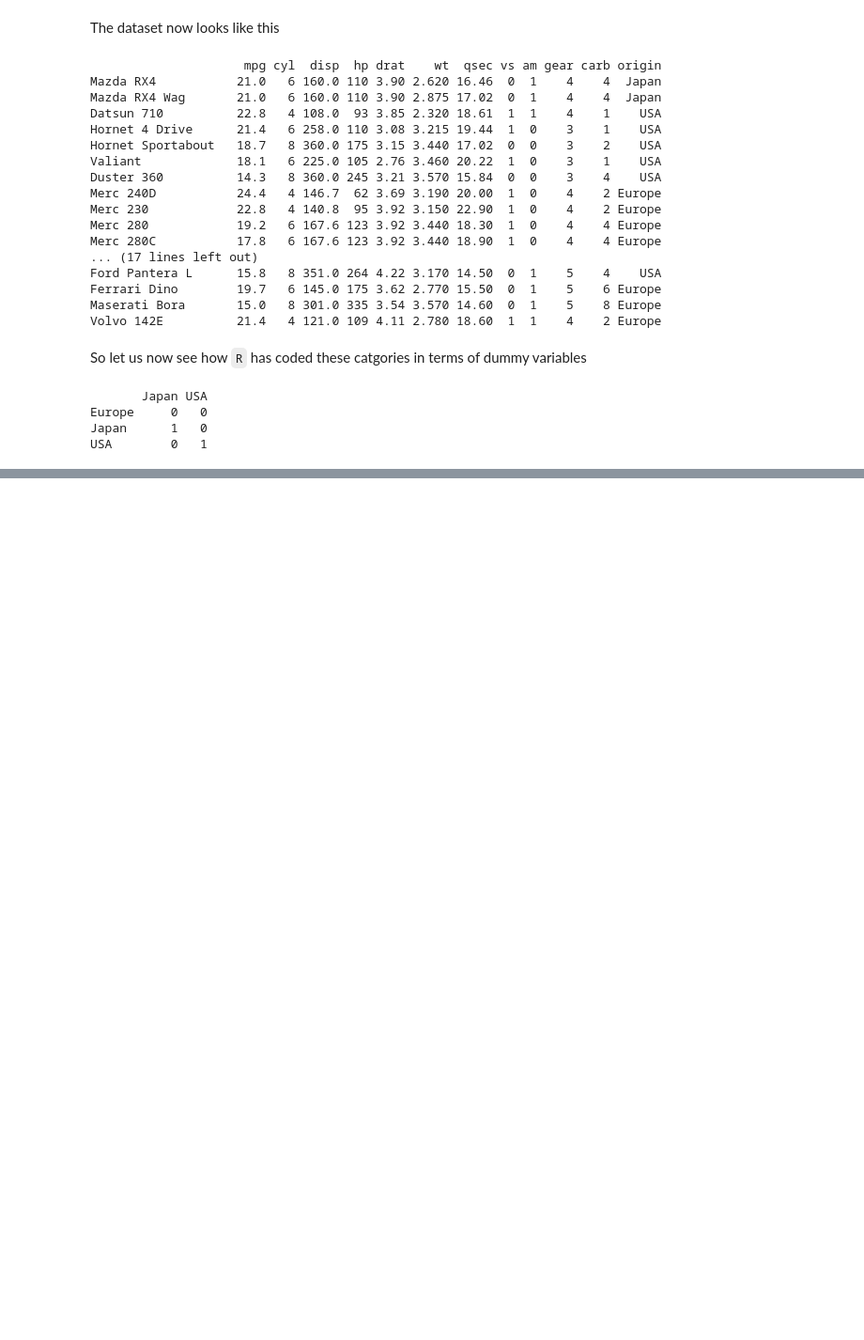
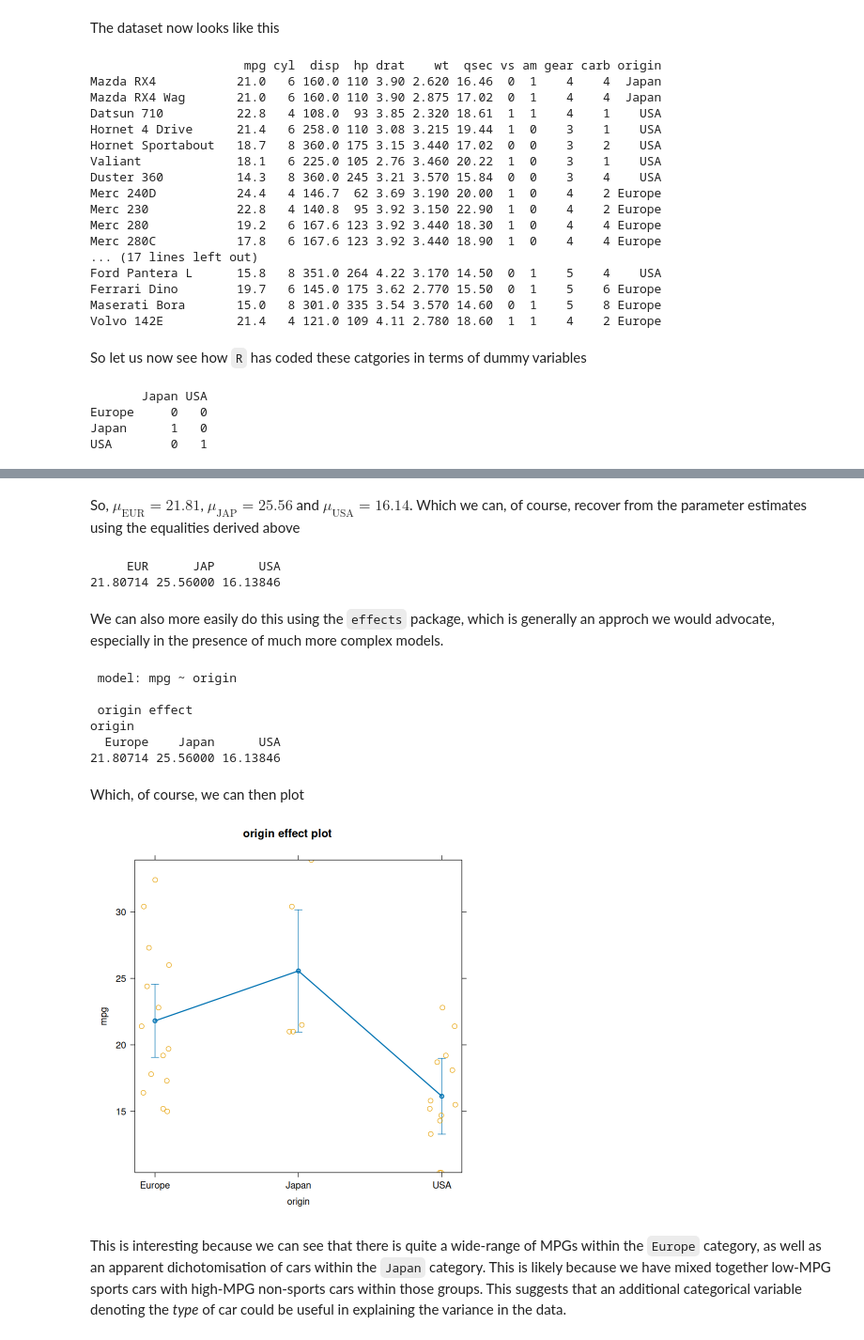
Before and after one commit to PCHN63101-Advanced-Data-Skills/Model-Comparisons-ANOVA, a Jupyter notebook: _build/jupyter_execute/2.oneway-ANOVA.ipynb, the cells around one changed output, grey strips where cells are left out. Shown at 94% size. Drawn from its saved outputs; the diff is of its cells as text; code cells hidden in the pictures; blank space fills up the shorter version.

```diff
--- a/_build/jupyter_execute/2.oneway-ANOVA.ipynb
+++ b/_build/jupyter_execute/2.oneway-ANOVA.ipynb
@@ -46,0 +134,3 @@ USA        0   1
+# %%
+origin.mod <- lm(mpg ~ origin, data=mtcars)
+summary(origin.mod)
@@ -46,0 +179,35 @@ USA        0   1
+# %% [markdown]
+So, $\mu_{\text{EUR}} = 21.81$, $\mu_{\text{JAP}} = 25.56$ and $\mu_{\text{USA}} = 16.14$. Which we can, of course, recover from the parameter estimates using the equalities derived above
+# %%
+beta   <- coef(origin.mod)
+mu.EUR <- beta[1]                   # beta0
+mu.JAP <- beta[1] + beta[2]         # beta0 + beta1
+mu.USA <- beta[1] + beta[3]         # beta0 + beta2
+means  <- c(mu.EUR, mu.JAP, mu.USA)
+
+names(means) <- c("EUR","JAP","USA")
+print(means)
+# %% [output]
+     EUR      JAP      USA
+21.80714 25.56000 16.13846
+# %% [markdown]
+We can also more easily do this using the `effects` package, which is generally an approch we would advocate, especially in the presence of much more complex models.
+# %%
+library(effects)
+effs <- allEffects(origin.mod, residuals=TRUE)
+print(effs)
+# %% [output]
+ model: mpg ~ origin
+
+ origin effect
+origin
+  Europe    Japan      USA
+21.80714 25.56000 16.13846
+# %% [markdown]
+Which, of course, we can then plot
+# %%
+plot(effs, partial.residuals=list(smooth=FALSE))
+# %% [output]
+[figure, added]
+# %% [markdown]
+This is interesting because we can see that there is quite a wide-range of MPGs within the `Europe` category, as well as an apparent dichotomisation of cars within the `Japan` category. This is likely because we have mixed together low-MPG sports cars with high-MPG non-sports cars within those groups. This suggests that an additional categorical variable denoting the *type* of car could be useful in explaining the variance in the data.
```
Also changed, not shown: parts of 6 cells of this notebook, 19 other files.
